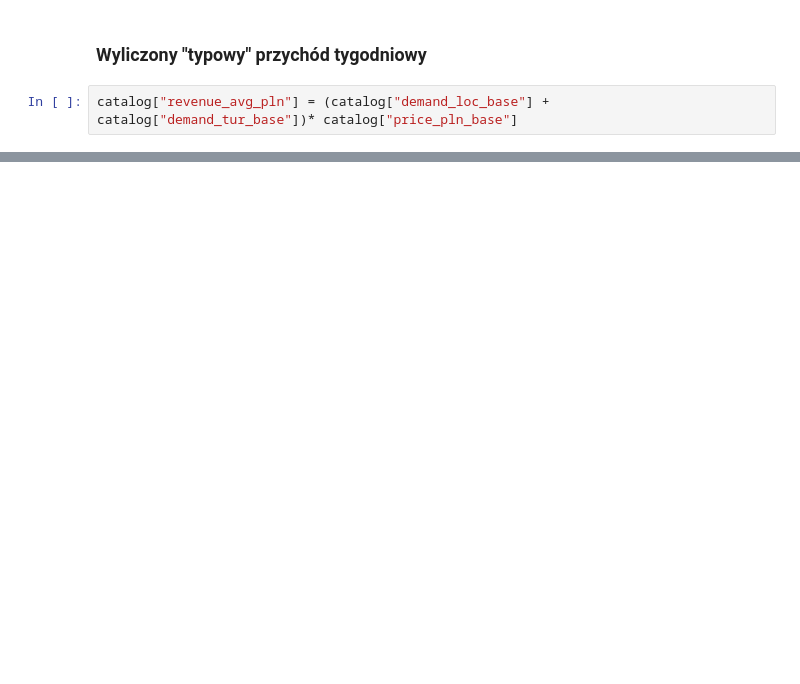
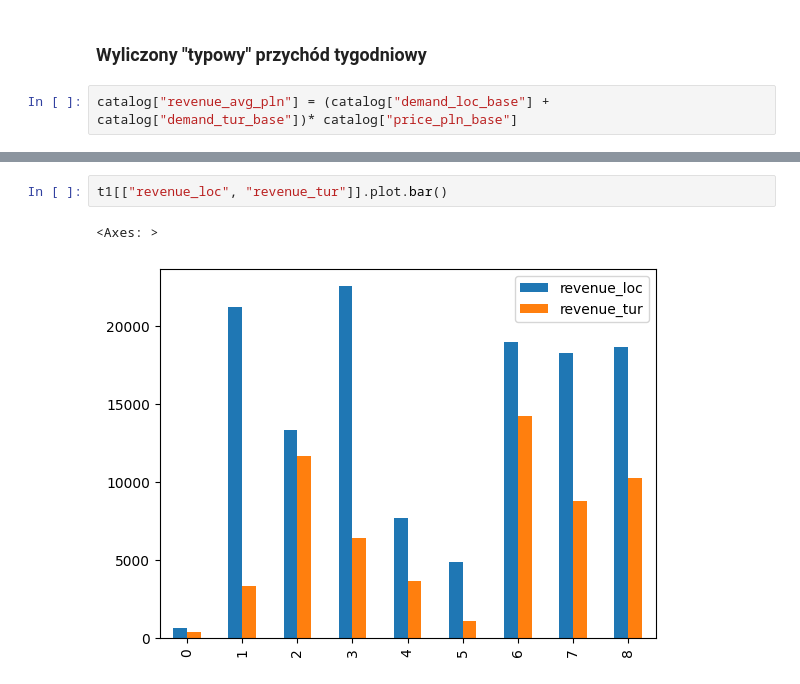
Before and after one commit to qwertyuszxc/DataVisualization, a Jupyter notebook: 01-bar.ipynb, the cells around one changed output, grey strips where cells are left out. Cells and saved outputs as stored; diff of their text form; blank space fills up the shorter version.

```diff
--- a/01-bar.ipynb
+++ b/01-bar.ipynb
@@ -39,0 +113,5 @@ catalog
+# %%
+t1[["revenue_loc", "revenue_tur"]].plot.bar()
+# %% [output]
+<Axes: >
+[figure, added]
```
Also changed, not shown: parts of 18 cells of this notebook.
